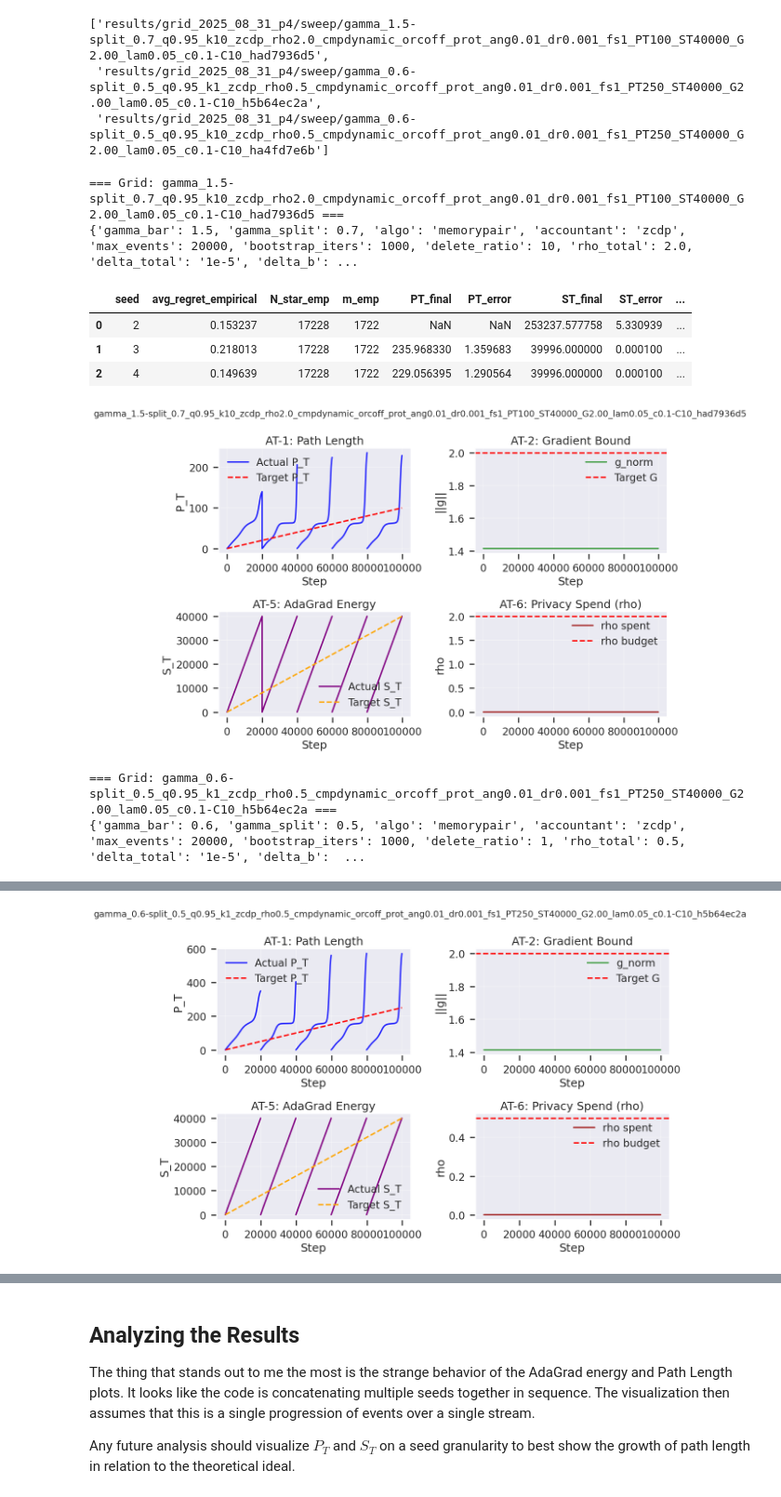
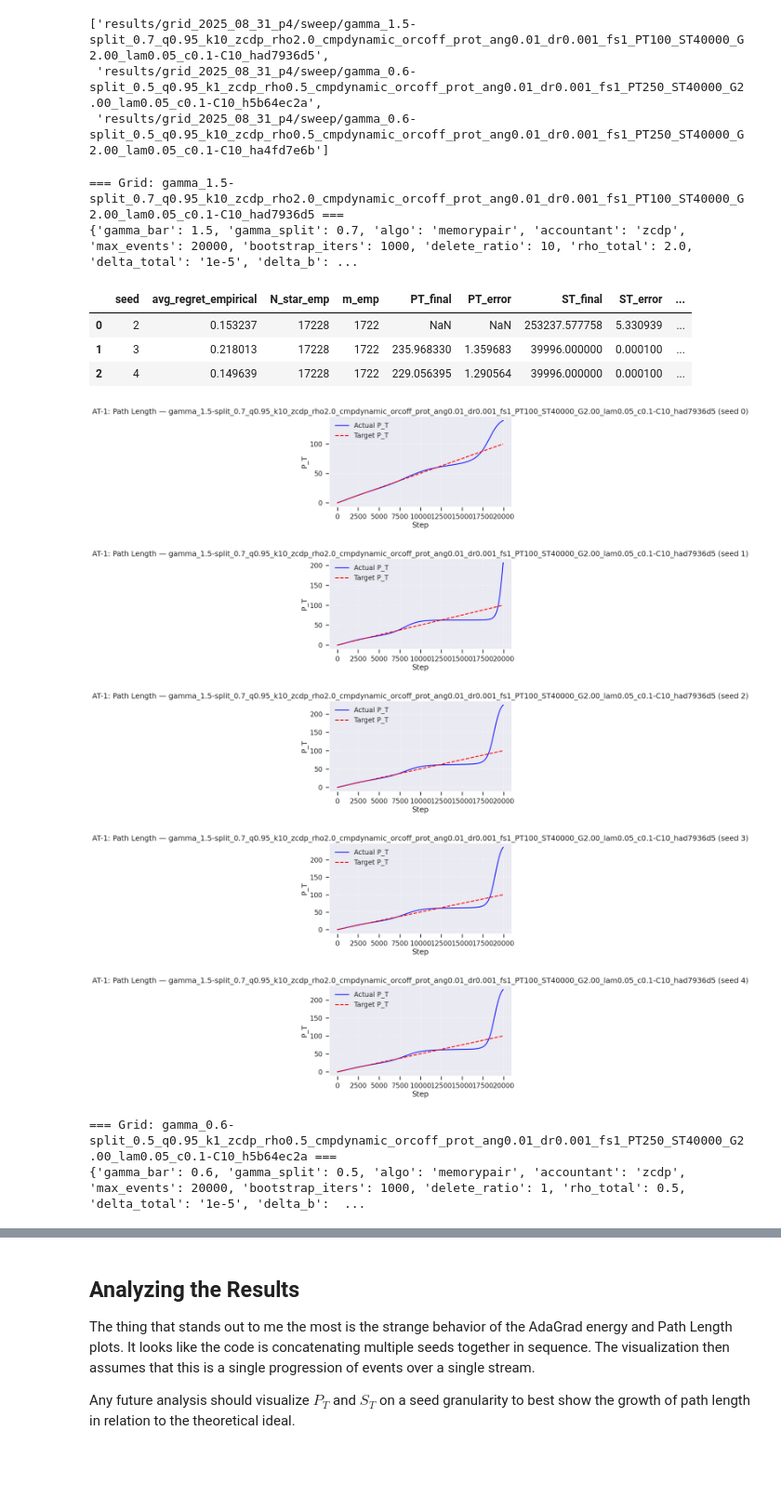
Before and after one commit to kennonstewart/unlearning-research-meta, a Jupyter notebook: experiments/deletion_capacity/notebooks/experiment_a.ipynb, the cells around one changed output, grey strips where cells are left out. Shown at 93% size. Drawn from its saved outputs; the diff is of its cells as text; code cells hidden in the pictures; blank space fills up the shorter version.

Commit message:
adding additional visualizations to experiment_a.ipynb

```diff
--- a/experiments/deletion_capacity/notebooks/experiment_a.ipynb
+++ b/experiments/deletion_capacity/notebooks/experiment_a.ipynb
@@ -134,7 +134,15 @@ def compute_acceptance_metrics(df_events: pd.DataFrame, params: dict) -> dict:
     elif "rho_spent" in df_events.columns:
         rho_spent = float(df_events["rho_spent"].iloc[-1])
 
-    PT_err = abs(PT_final / tPT - 1.0) if (np.isfinite(PT_final) and np.isfinite(tPT) and tPT != 0) else np.nan
+    # AT-1 fix: scale PT target by effective horizon consumed
+    T_nom = params.get("max_events", np.nan)
+    if np.isfinite(tPT) and np.isfinite(T_nom) and T_nom > 0 and np.isfinite(PT_final):
+        T_eff = int(df_events["event"].iloc[-1]) + 1 if ("event" in df_events.columns and len(df_events)) else len(df_events)
+        PT_target_eff = tPT * (T_eff / T_nom)
+        PT_err = abs(PT_final / PT_target_eff - 1.0)
+    else:
+        PT_err = abs(PT_final / tPT - 1.0) if (np.isfinite(PT_final) and np.isfinite(tPT) and tPT != 0) else np.nan
+
     ST_err = abs(ST_final / tST - 1.0) if (np.isfinite(ST_final) and np.isfinite(tST) and tST != 0) else np.nan
 
     AT1 = (PT_err <= 0.05) if np.isfinite(PT_err) else None # analysis task 1
@@ -178,7 +186,10 @@ def quick_panel_plots(df: pd.DataFrame, params: dict, title: str = ""):
     if has_PT:
         ax.plot(steps, df["P_T_true"].values, 'b-', alpha=0.85, label='Actual P_T')
         if np.isfinite(params.get("target_PT", np.nan)):
-            ax.plot(steps, params["target_PT"] * steps / max(T, 1), 'r--', label='Target P_T')
+            # AT-1 fix: scale target line by event ids over nominal horizon
+            T_nom = params.get("max_events", T)
+            events_axis = df["event"].values if "event" in df.columns else steps
+            ax.plot(steps, params["target_PT"] * events_axis / max(T_nom, 1), 'r--', label='Target P_T')
         ax.set_title("AT-1: Path Length")
         ax.set_xlabel("Step"); ax.set_ylabel("P_T")
         ax.grid(True, alpha=0.3); ax.legend()
@@ -254,36 +265,65 @@ for g in sampled:
     # Seed-level summaries (if produced by agents/process_seed_output)
     seed_df = load_seed_summary(g)
     if not seed_df.empty:
         # small view of top columns if present
         cols_show = [c for c in ["seed","avg_regret_empirical","N_star_emp","m_emp","PT_final","PT_error","ST_final","ST_error","max_g_norm","avg_clip_rate","rho_spent_final","blocked_reason"] if c in seed_df.columns]
         display(seed_df[cols_show])
 
     # Event-level loading (robust)
     usecols = None  # keep all for now; set to a reduced list to speed up
     ev = load_event_csvs(g, usecols=usecols)
     if ev.empty:
         print("No event-level data found.")
         continue
 
     # Compute acceptance metrics from events
     metrics = compute_acceptance_metrics(ev, params)
     metrics["grid_id"] = grid_id
     all_metrics.append(metrics)
 
-    # Compact multi-panel figure
-    quick_panel_plots(ev, params, title=f"{grid_id}")
+    # Per-seed path length charts (AT-1)
+    if "seed" in ev.columns:
+        for sid, df_seed in ev.groupby("seed"):
+            has_PT = "P_T_true" in df_seed.columns
+            if not has_PT:
+                print(f"Seed {sid}: No P_T_true column to plot.")
+                continue
+
+            T_seed = len(df_seed)
+            steps = np.arange(T_seed)
+            fig, ax = plt.subplots(1, 1, figsize=(8, 4))
+            ax.plot(steps, df_seed["P_T_true"].values, 'b-', alpha=0.85, label='Actual P_T')
+
+            # Target line scaled by event ids over nominal horizon
+            if np.isfinite(params.get("target_PT", np.nan)):
+                T_nom = params.get("max_events", T_seed)
+                events_axis = df_seed["event"].values if "event" in df_seed.columns else steps
+                ax.plot(steps, params["target_PT"] * events_axis / max(T_nom, 1), 'r--', label='Target P_T')
+
+            seed_lbl = int(sid) if pd.notna(sid) else sid
+            ax.set_title(f"AT-1: Path Length — {grid_id} (seed {seed_lbl})")
+            ax.set_xlabel("Step"); ax.set_ylabel("P_T")
+            ax.grid(True, alpha=0.3); ax.legend()
+            plt.show()
+    else:
+        # Fallback: single-seed style visualization
+        quick_panel_plots(ev, params, title=f"{grid_id}")
 
 # Aggregate acceptance metrics across the 3 cells
 acc_df = pd.DataFrame(all_metrics)
 display(acc_df)
 # %% [output]
 === Grid: gamma_1.5-split_0.7_q0.95_k10_zcdp_rho2.0_cmpdynamic_orcoff_prot_ang0.01_dr0.001_fs1_PT100_ST40000_G2.00_lam0.05_c0.1-C10_had7936d5 ===
 {'gamma_bar': 1.5, 'gamma_split': 0.7, 'algo': 'memorypair', 'accountant': 'zcdp', 'max_events': 20000, 'bootstrap_iters': 1000, 'delete_ratio': 10, 'rho_total': 2.0, 'delta_total': '1e-5', 'delta_b': ...
 |  | seed | avg_regret_empirical | N_star_emp | m_emp | PT_final | PT_error | ST_final | ST_error | ... |
 | 0 | 2 | 0.153237 | 17228 | 1722 | NaN | NaN | 253237.577758 | 5.330939 | ... |
 | 1 | 3 | 0.218013 | 17228 | 1722 | 235.968330 | 1.359683 | 39996.000000 | 0.000100 | ... |
 | 2 | 4 | 0.149639 | 17228 | 1722 | 229.056395 | 1.290564 | 39996.000000 | 0.000100 | ... |
-[figure, old version]
+[figure, new version]
+[figure, new version]
+[figure, new version]
+[figure, added]
+[figure, added]
 === Grid: gamma_0.6-split_0.5_q0.95_k1_zcdp_rho0.5_cmpdynamic_orcoff_prot_ang0.01_dr0.001_fs1_PT250_ST40000_G2.00_lam0.05_c0.1-C10_h5b64ec2a ===
 {'gamma_bar': 0.6, 'gamma_split': 0.5, 'algo': 'memorypair', 'accountant': 'zcdp', 'max_events': 20000, 'bootstrap_iters': 1000, 'delete_ratio': 1, 'rho_total': 0.5, 'delta_total': '1e-5', 'delta_b':  ...
 |  | seed | avg_regret_empirical | N_star_emp | m_emp | PT_final | PT_error | ST_final | ST_error | ... |
@@ -291,4 +331,3 @@ display(acc_df)
 | 1 | 2 | 0.126832 | 9475 | 9475 | 560.829717 | 1.243319 | 39996.000000 | 0.000100 | ... |
 | 2 | 3 | 0.005088 | 9359 | 9359 | 572.489735 | 1.289959 | 39994.000000 | 0.000150 | ... |
 | 3 | 4 | 0.288632 | 8419 | 8418 | 571.193330 | 1.284773 | 39994.000000 | 0.000150 | ... |
-[figure, old version]
```
Also changed, not shown: parts of 1 cell of this notebook, 1 other file.
